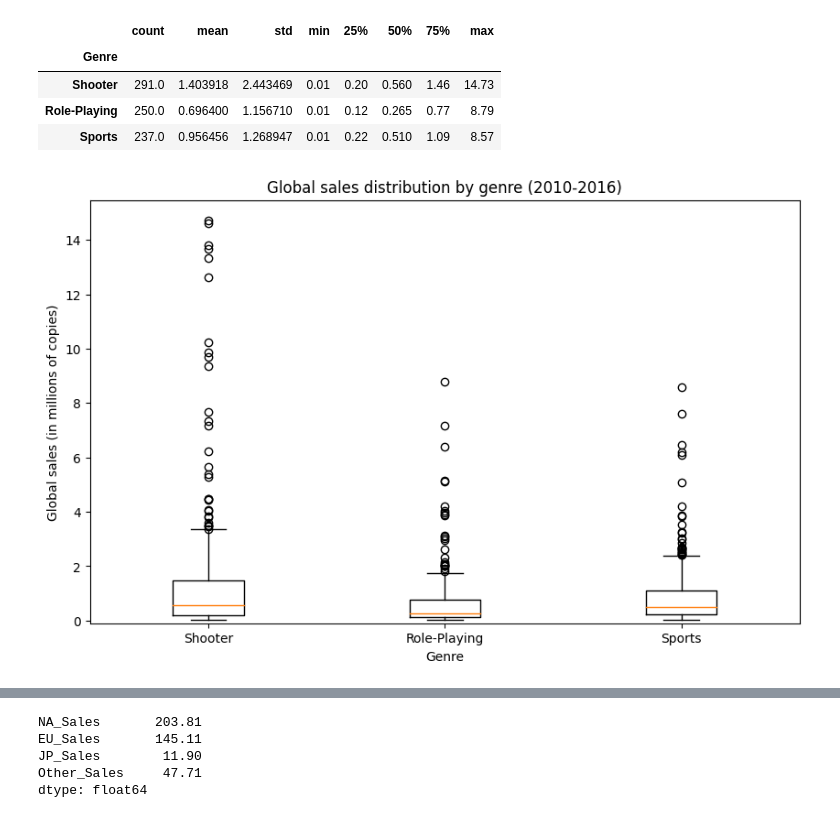
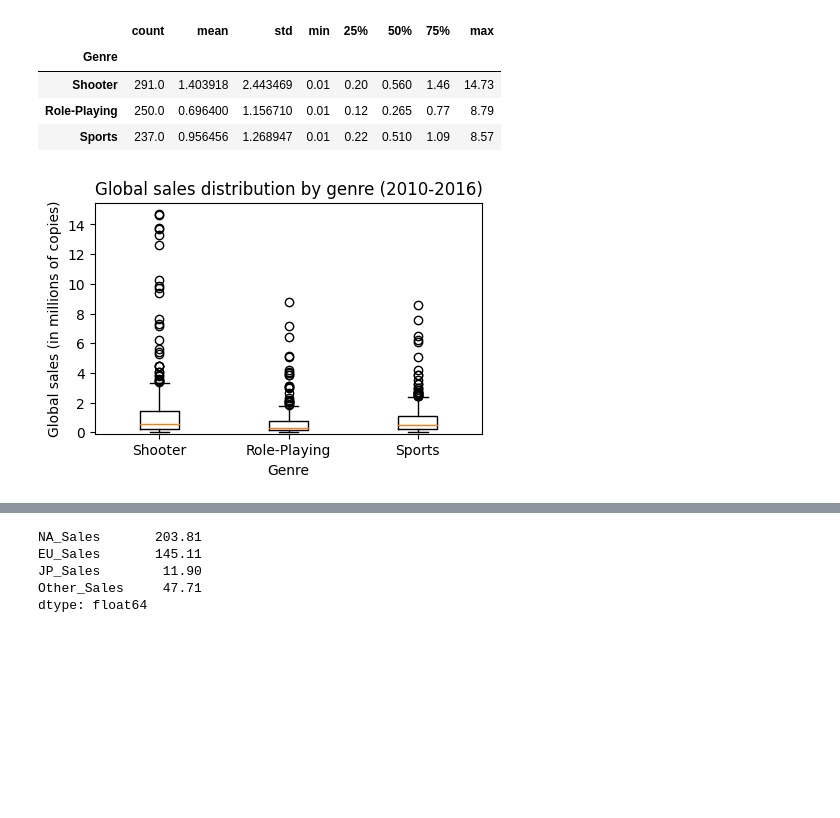
Before and after one commit to hansstanley/YongTauFoo, a Jupyter notebook: notebooks/sales_rush_kirubi.ipynb, the cells around one changed output, grey strips where cells are left out. Cells and saved outputs as stored; diff of their text form; code cells hidden in the pictures; blank space fills up the shorter version.

```diff
--- a/notebooks/sales_rush_kirubi.ipynb
+++ b/notebooks/sales_rush_kirubi.ipynb
@@ -259,5 +303,5 @@ Chosen genres:
 * Role-playing
 * Sport
 # %%
-chosen_genres = ['Shooter', 'Role-Playing', 'Sports']
+chosen_genres = ('Shooter', 'Role-Playing', 'Sports')
 # %%
@@ -269,15 +313,15 @@ data_2010_2016.groupby('Genre')['Global_Sales'].describe().loc[chosen_genres]
 | Role-Playing | 250.0 | 0.696400 | 1.156710 | 0.01 | 0.12 | 0.265 | 0.77 | 8.79 |
 | Sports | 237.0 | 0.956456 | 1.268947 | 0.01 | 0.22 | 0.510 | 1.09 | 8.57 |
 # %%
-plt.figure(figsize=(10, 6))
+plt.figure(figsize=[s * 0.5 for s in figure_size])
 plt.boxplot([data_2010_2016[data_2010_2016['Genre'] == genre]['Global_Sales'] for genre in chosen_genres],
             labels=chosen_genres)
 plt.xlabel('Genre')
 plt.ylabel('Global sales (in millions of copies)')
 plt.ylim(bottom=-0.1)
 plt.title(f'Global sales distribution by genre ({year_range})')
 plt.show()
 # %% [output]
-[figure, old version]
+[figure, new version]
 # %%
 # scoped chart
```
Also changed, not shown: parts of 54 cells of this notebook, 1 other file.
